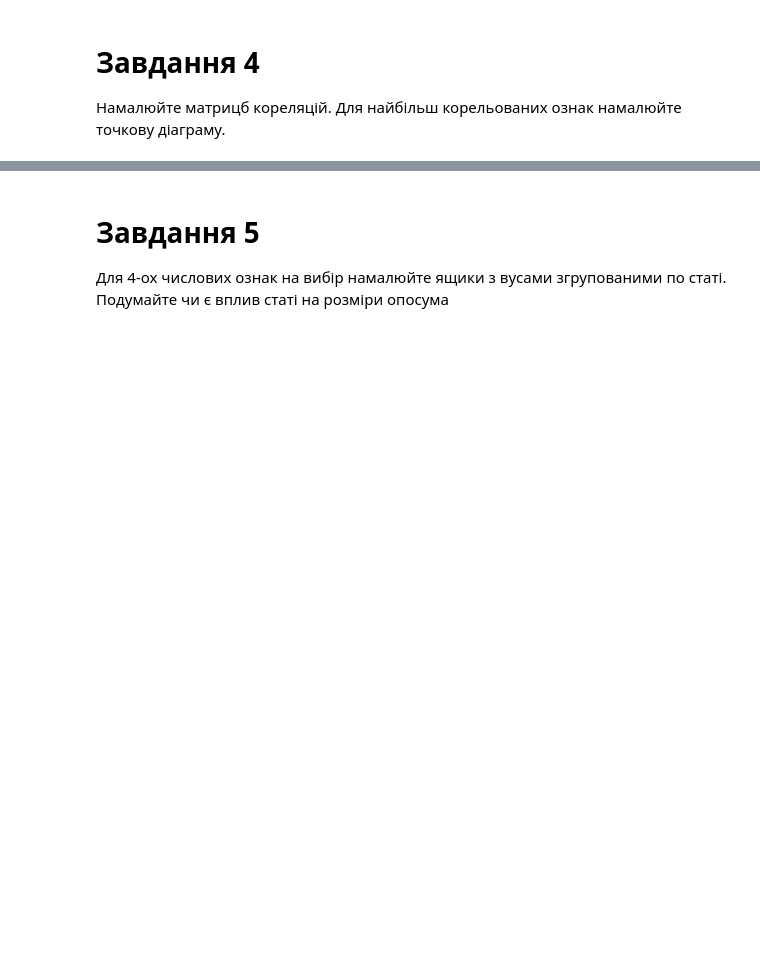
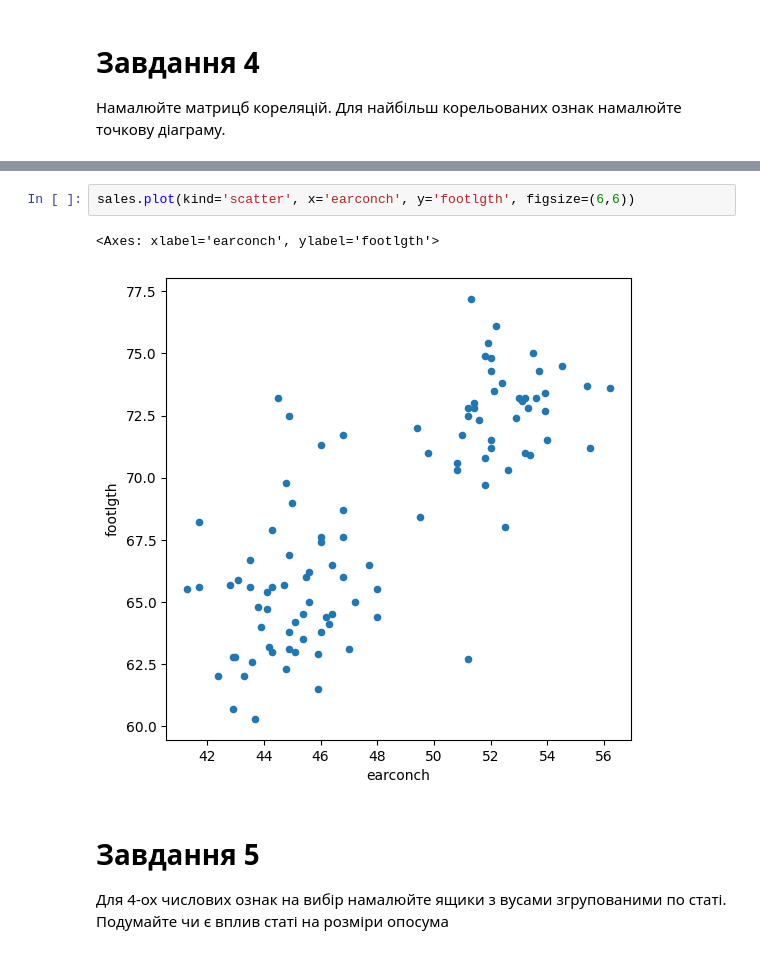
Before and after one commit to VDidyk/AI, a Jupyter notebook: module2/ДЗ_4.ipynb, the cells around one changed output, grey strips where cells are left out. Saved outputs shown, nothing was run; the diff lists cells and outputs as text; blank space fills up the shorter version.

```diff
--- a/module2/ДЗ_4.ipynb
+++ b/module2/ДЗ_4.ipynb
@@ -70,3 +108,8 @@ Name: case, dtype: float64
+# %%
+sales.plot(kind='scatter', x='earconch', y='footlgth', figsize=(6,6))
+# %% [output]
+<Axes: xlabel='earconch', ylabel='footlgth'>
+[figure, added]
 # %% [markdown]
 # Завдання 5
 Для 4-ох числових ознак на вибір намалюйте ящики з вусами згрупованими по статі. Подумайте чи є вплив статі на розміри опосума
```
Also changed, not shown: parts of 4 cells of this notebook.
